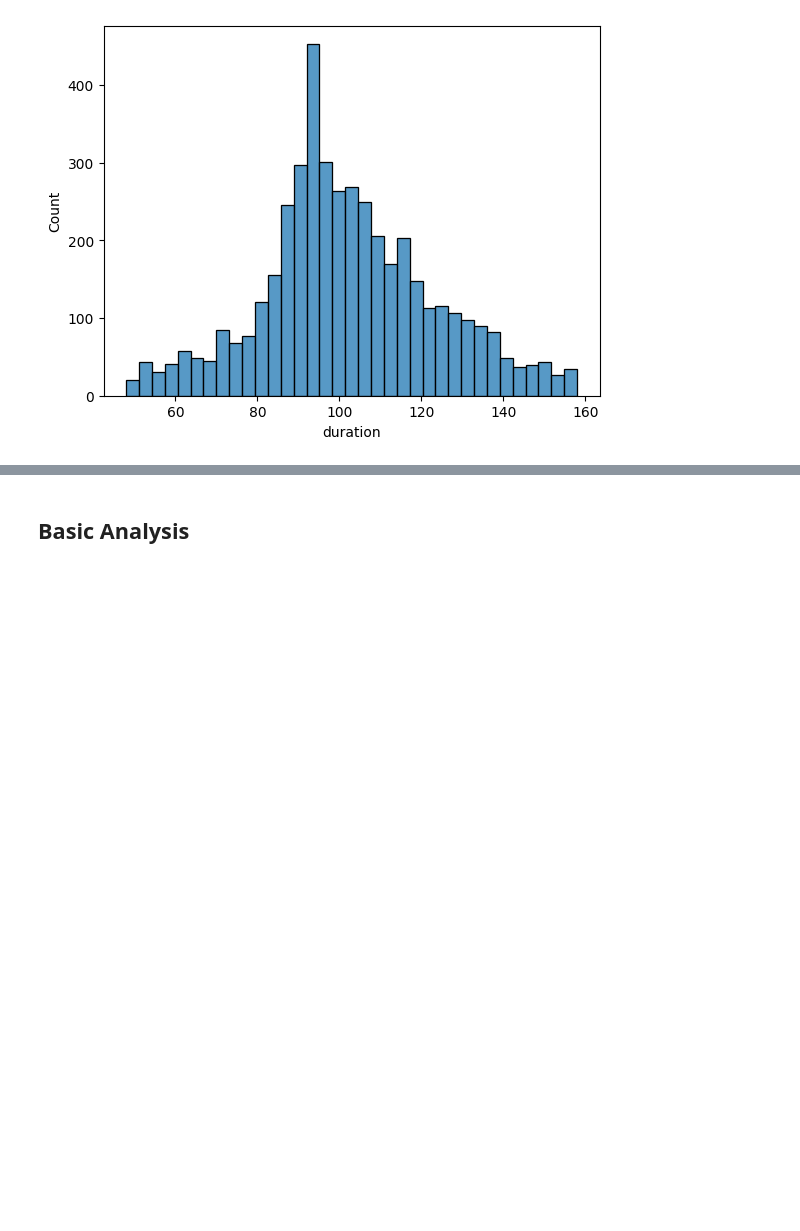
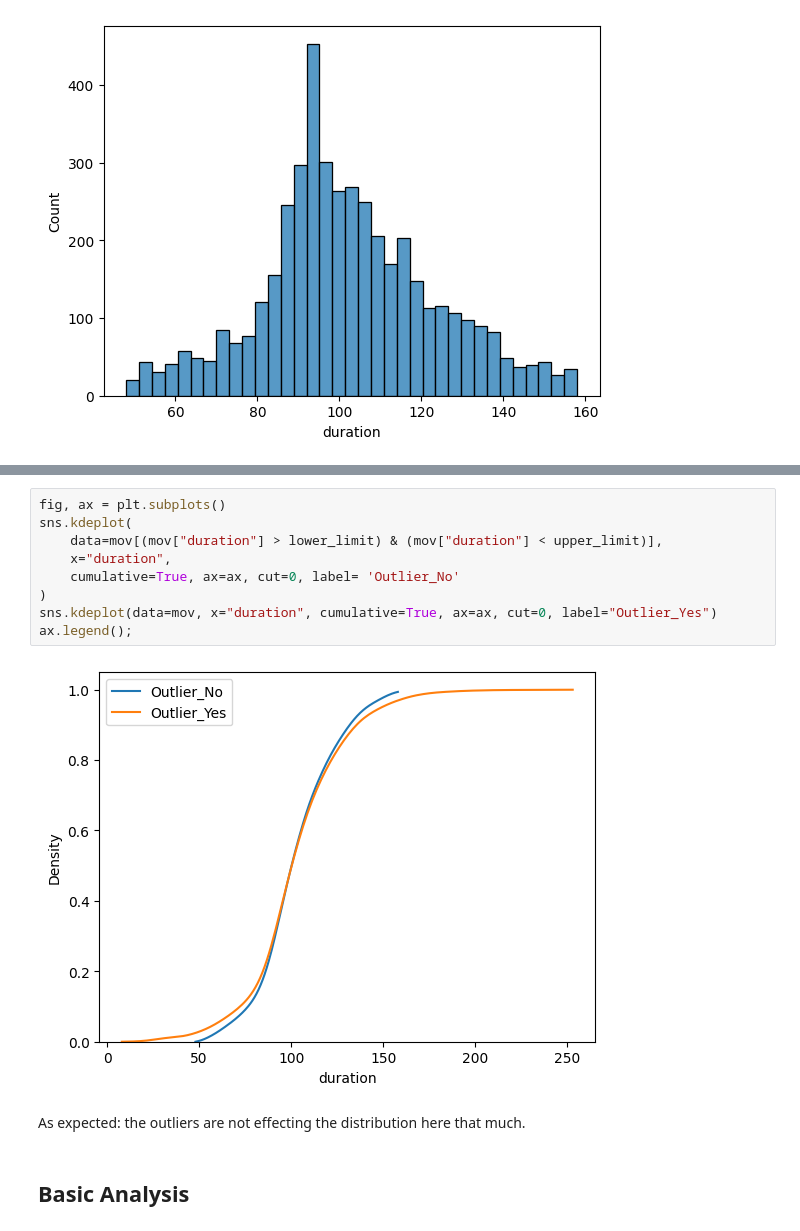
Before and after one commit to Ahnaf19/netflix_movie, a Jupyter notebook: v0.ipynb, the cells around one changed output, grey strips where cells are left out. Drawn from its saved outputs; the diff is of its cells as text; blank space fills up the shorter version.

```diff
--- a/v0.ipynb
+++ b/v0.ipynb
@@ -359,3 +388,16 @@ sns.histplot(data=mov[(mov["duration"] > lower_limit) & (mov["duration"] < upper
+# %%
+fig, ax = plt.subplots()
+sns.kdeplot(
+    data=mov[(mov["duration"] > lower_limit) & (mov["duration"] < upper_limit)],
+    x="duration",
+    cumulative=True, ax=ax, cut=0, label= 'Outlier_No'
+)
+sns.kdeplot(data=mov, x="duration", cumulative=True, ax=ax, cut=0, label="Outlier_Yes")
+ax.legend();
+# %% [output]
+[figure, added]
+# %% [markdown]
+As expected: the outliers are not effecting the distribution here that much.
 # %% [markdown]
 ## Basic Analysis
 # %% [markdown]
```
Also changed, not shown: parts of 56 cells of this notebook.
